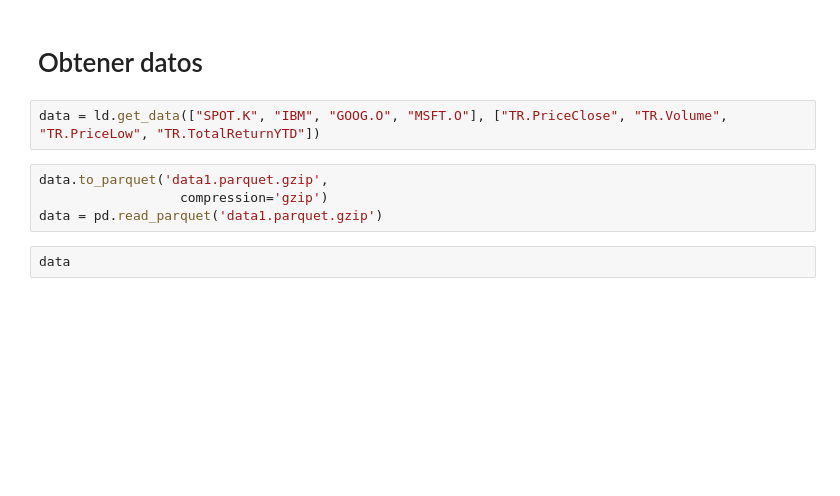
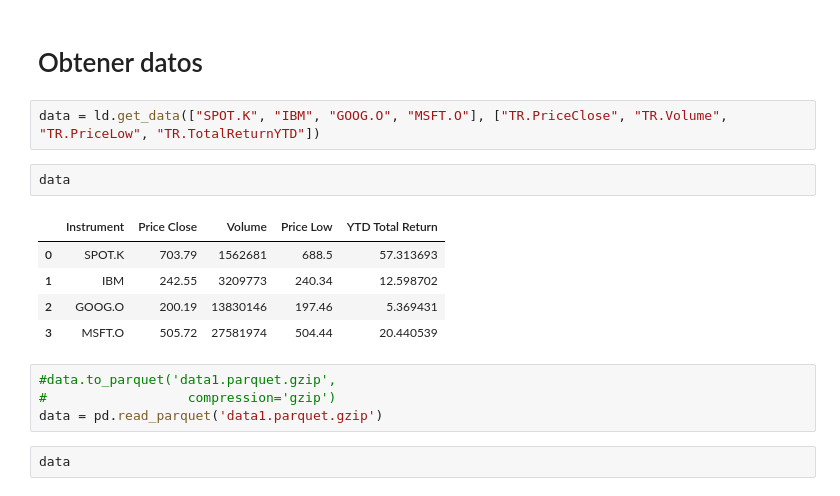
Before and after one commit to neftalivldz/finanzas_2025_agosto, a Jupyter notebook: 01_Introduccion.ipynb, the cells around one changed output. Saved outputs shown, nothing was run; the diff lists cells and outputs as text; blank space fills up the shorter version.

```diff
--- a/01_Introduccion.ipynb
+++ b/01_Introduccion.ipynb
@@ -137,9 +137,17 @@ RICs Reuters instrument code
 # Obtener datos
 # %%
 data = ld.get_data(["SPOT.K", "IBM", "GOOG.O", "MSFT.O"], ["TR.PriceClose", "TR.Volume", "TR.PriceLow", "TR.TotalReturnYTD"])
+# %%
+data
+# %% [output]
+|  | Instrument | Price Close | Volume | Price Low | YTD Total Return |
+| 0 | SPOT.K | 703.79 | 1562681 | 688.5 | 57.313693 |
+| 1 | IBM | 242.55 | 3209773 | 240.34 | 12.598702 |
+| 2 | GOOG.O | 200.19 | 13830146 | 197.46 | 5.369431 |
+| 3 | MSFT.O | 505.72 | 27581974 | 504.44 | 20.440539 |
 # %%
-data.to_parquet('data1.parquet.gzip',
-                  compression='gzip')
+#data.to_parquet('data1.parquet.gzip',
+#                  compression='gzip')
 data = pd.read_parquet('data1.parquet.gzip')
 # %%
 data
```
Also changed, not shown: parts of 5 cells of this notebook, 4 other files.
